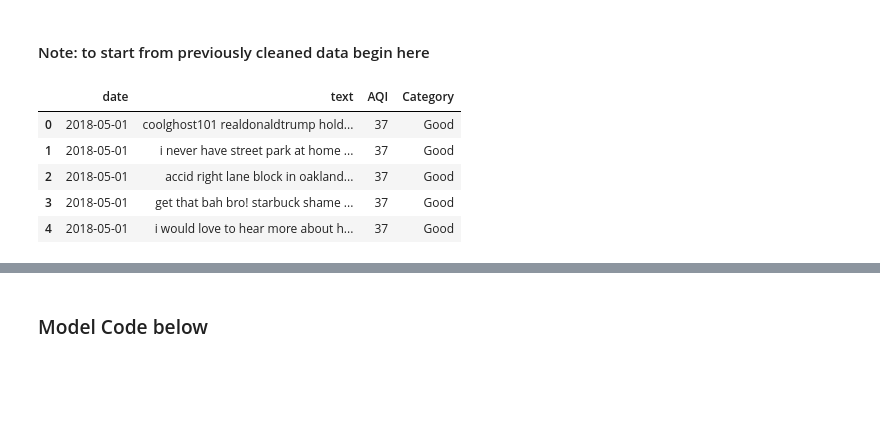
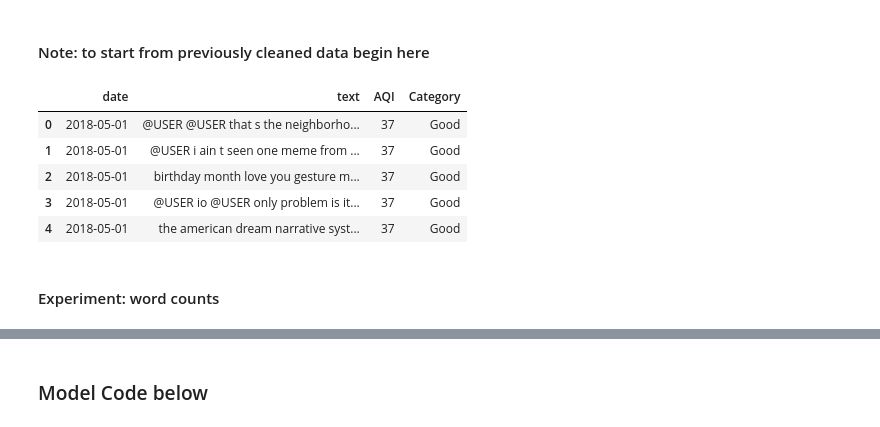
Before and after one commit to zcalhoun/wildfire, a Jupyter notebook: notebooks/san-francisco-v4.ipynb, the cells around one changed output, grey strips where cells are left out. Drawn from its saved outputs; the diff is of its cells as text; code cells hidden in the pictures; blank space fills up the shorter version.

```diff
--- a/notebooks/san-francisco-v4.ipynb
+++ b/notebooks/san-francisco-v4.ipynb
@@ -167,12 +166,14 @@ sf_clean.head()
 # %% [markdown]
 #### Note: to start from previously cleaned data begin here
 # %%
-sf_clean = pd.read_csv("../data/sf_cleaned.csv", parse_dates=['date'])
+sf_clean = pd.read_csv("../data/cleaned/sf_cleaned.csv", parse_dates=['date'])
 sf_clean.head()
 # %% [output]
 |  | date | text | AQI | Category |
-| 0 | 2018-05-01 | coolghost101 realdonaldtrump hold... | 37 | Good |
-| 1 | 2018-05-01 | i never have street park at home ... | 37 | Good |
-| 2 | 2018-05-01 | accid right lane block in oakland... | 37 | Good |
-| 3 | 2018-05-01 | get that bah bro! starbuck shame ... | 37 | Good |
-| 4 | 2018-05-01 | i would love to hear more about h... | 37 | Good |
+| 0 | 2018-05-01 | @USER @USER that s the neighborho... | 37 | Good |
+| 1 | 2018-05-01 | @USER i ain t seen one meme from ... | 37 | Good |
+| 2 | 2018-05-01 | birthday month love you gesture m... | 37 | Good |
+| 3 | 2018-05-01 | @USER io @USER only problem is it... | 37 | Good |
+| 4 | 2018-05-01 | the american dream narrative syst... | 37 | Good |
+# %% [markdown]
+#### Experiment: word counts
```
Also changed, not shown: parts of 47 cells of this notebook, 1 other file.
